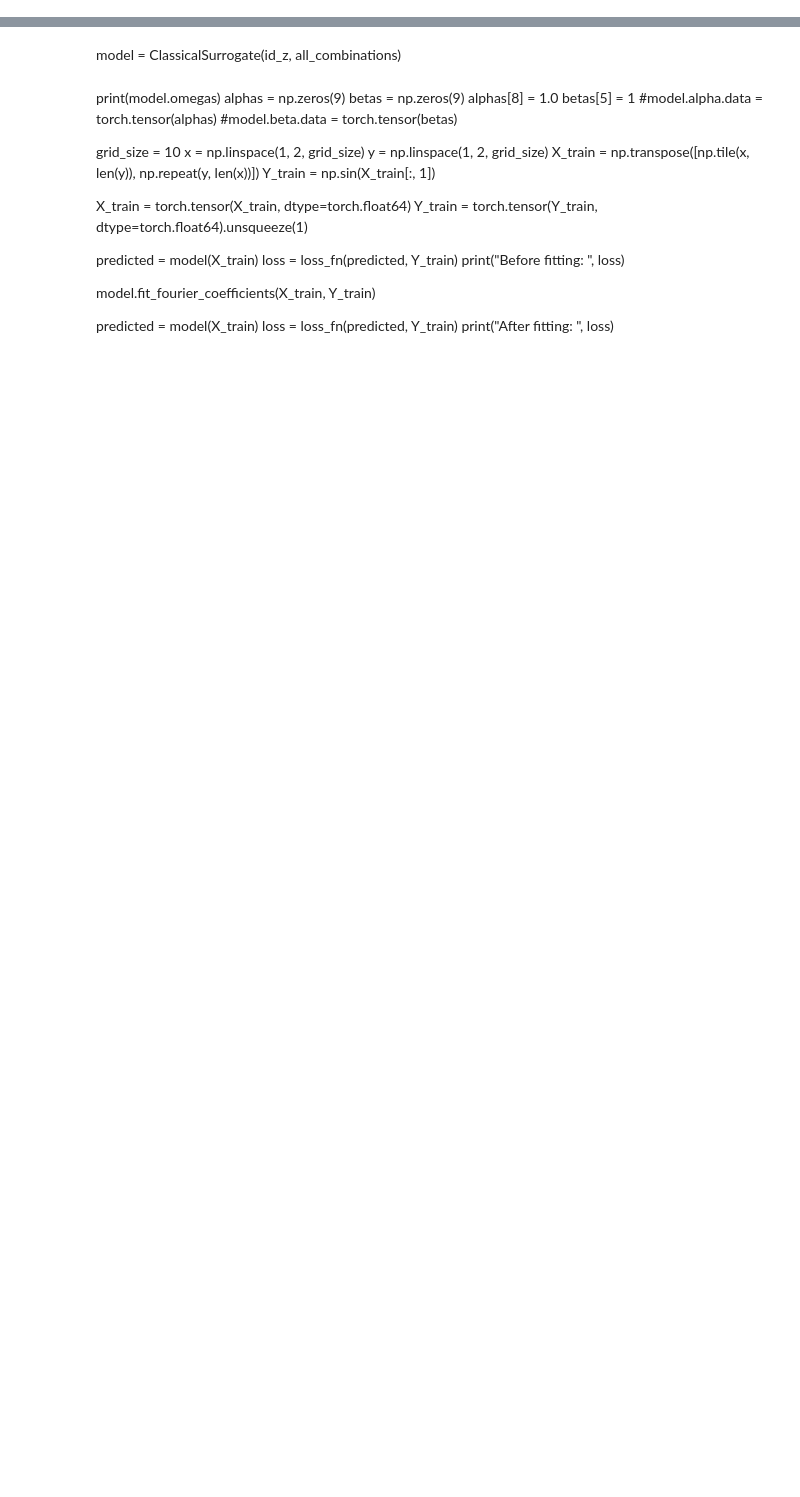
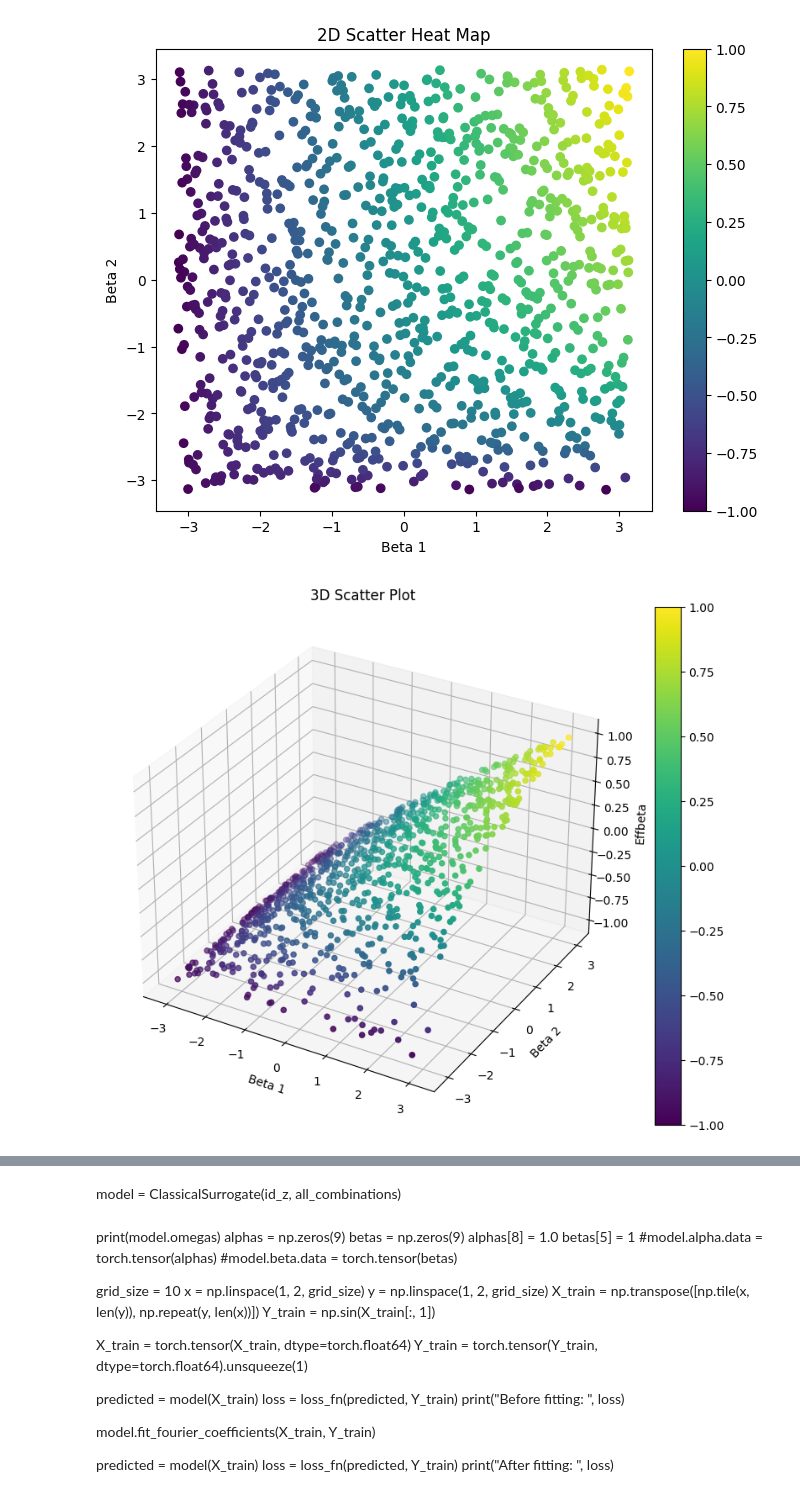
Before and after one commit to MazenAli/QuLearn, a Jupyter notebook: scratch/scratch2.ipynb, the cells around one changed output, grey strips where cells are left out. Cells and saved outputs as stored; diff of their text form; code cells hidden in the pictures; blank space fills up the shorter version.

```diff
--- a/scratch/scratch2.ipynb
+++ b/scratch/scratch2.ipynb
@@ -215,0 +418,61 @@ plt.show()
+# %%
+from sklearn.preprocessing import MinMaxScaler
+# Rescale the features to the range [-pi, pi]
+scaler_input = MinMaxScaler(feature_range=(-np.pi, np.pi))
+scaler_output = MinMaxScaler(feature_range=(-1.0, 1.0))
+scaler_input.fit(X_train)
+scaler_output.fit(Y_train)
+X_train = scaler_input.transform(X_train)
+X_valid = scaler_input.transform(X_valid)
+Y_train = scaler_output.transform(Y_train)
+Y_valid = scaler_output.transform(Y_valid)
+
+# plots
+# 2D Scatter Heat Map
+plt.figure(figsize=(8, 6))
+sc = plt.scatter(X_train[:, 0], X_train[:, 1], c=Y_train, cmap='viridis')
+plt.colorbar(sc)
+plt.xlabel('Beta 1')
+plt.ylabel('Beta 2')
+plt.title('2D Scatter Heat Map')
+plt.show()
+
+# 3D Scatter Plot
+fig = plt.figure(figsize=(10, 8))
+ax = fig.add_subplot(111, projection='3d')
+sc = ax.scatter(X_train[:, 0], X_train[:, 1], Y_train, c=Y_train, cmap='viridis')
+plt.colorbar(sc)
+ax.set_xlabel('Beta 1')
+ax.set_ylabel('Beta 2')
+ax.set_zlabel('Effbeta')
+plt.title('3D Scatter Plot')
+plt.show()
+
+# 2D Scatter Heat Map
+plt.figure(figsize=(8, 6))
+sc = plt.scatter(X_valid[:, 0], X_valid[:, 1], c=Y_valid, cmap='viridis')
+plt.colorbar(sc)
+plt.xlabel('Beta 1')
+plt.ylabel('Beta 2')
+plt.title('2D Scatter Heat Map')
+plt.show()
+
+# 3D Scatter Plot
+fig = plt.figure(figsize=(10, 8))
+ax = fig.add_subplot(111, projection='3d')
+sc = ax.scatter(X_valid[:, 0], X_valid[:, 1], Y_valid, c=Y_valid, cmap='viridis')
+plt.colorbar(sc)
+ax.set_xlabel('Beta 1')
+ax.set_ylabel('Beta 2')
+ax.set_zlabel('Effbeta')
+plt.title('3D Scatter Plot')
+plt.show()
+
+# Convert arrays to tensors
+X_train = torch.tensor(X_train, dtype=torch.float64)
+Y_train = torch.tensor(Y_train, dtype=torch.float64).view(-1, 1)
+X_valid = torch.tensor(X_valid, dtype=torch.float64)
+Y_valid = torch.tensor(Y_valid, dtype=torch.float64).view(-1, 1)
+# %% [output]
+[figure, added]
+[figure, added]
```
Also changed, not shown: parts of 21 cells of this notebook, 2 other files.
